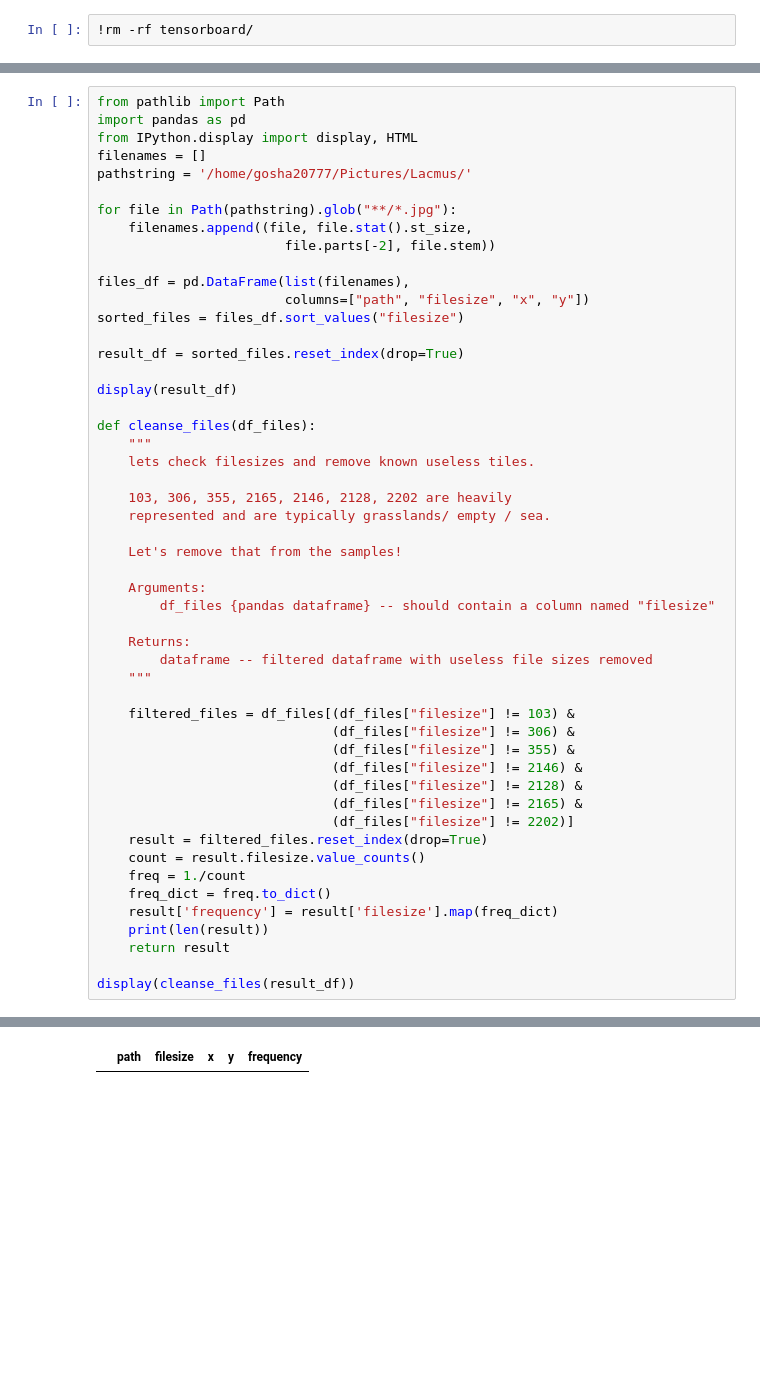
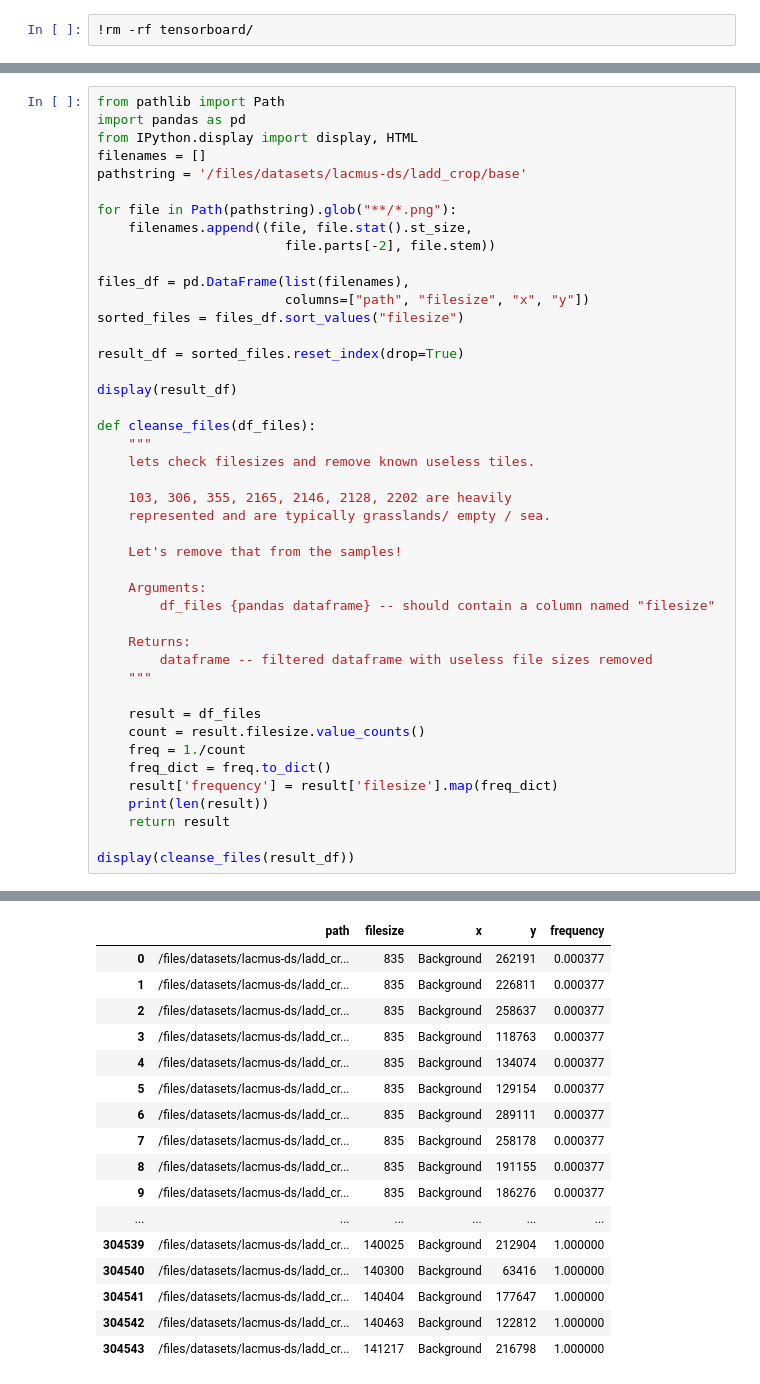
Before and after one commit to gosha20777/loc2vec, a Jupyter notebook: ResultsVisualization.ipynb, the cells around one changed output, grey strips where cells are left out. Drawn from its saved outputs; the diff is of its cells as text; blank space fills up the shorter version.

```diff
--- a/ResultsVisualization.ipynb
+++ b/ResultsVisualization.ipynb
@@ -290,9 +319,9 @@ from pathlib import Path
 import pandas as pd
 from IPython.display import display, HTML
 filenames = []
-pathstring = '/home/gosha20777/Pictures/Lacmus/'
+pathstring = '/files/datasets/lacmus-ds/ladd_crop/base'
 
-for file in Path(pathstring).glob("**/*.jpg"):
+for file in Path(pathstring).glob("**/*.png"):
     filenames.append((file, file.stat().st_size,
                         file.parts[-2], file.stem))
 
@@ -320,14 +349,7 @@ def cleanse_files(df_files):
         dataframe -- filtered dataframe with useless file sizes removed
     """
 
-    filtered_files = df_files[(df_files["filesize"] != 103) &
-                              (df_files["filesize"] != 306) &
-                              (df_files["filesize"] != 355) &
-                              (df_files["filesize"] != 2146) &
-                              (df_files["filesize"] != 2128) &
-                              (df_files["filesize"] != 2165) &
-                              (df_files["filesize"] != 2202)]
-    result = filtered_files.reset_index(drop=True)
+    result = df_files
     count = result.filesize.value_counts()
     freq = 1./count
     freq_dict = freq.to_dict()
@@ -342 +381,17 @@ display(cleanse_files(result_df))
 |  | path | filesize | x | y | frequency |
+| 0 | /files/datasets/lacmus-ds/ladd_cr... | 835 | Background | 262191 | 0.000377 |
+| 1 | /files/datasets/lacmus-ds/ladd_cr... | 835 | Background | 226811 | 0.000377 |
+| 2 | /files/datasets/lacmus-ds/ladd_cr... | 835 | Background | 258637 | 0.000377 |
+| 3 | /files/datasets/lacmus-ds/ladd_cr... | 835 | Background | 118763 | 0.000377 |
+| 4 | /files/datasets/lacmus-ds/ladd_cr... | 835 | Background | 134074 | 0.000377 |
+| 5 | /files/datasets/lacmus-ds/ladd_cr... | 835 | Background | 129154 | 0.000377 |
+| 6 | /files/datasets/lacmus-ds/ladd_cr... | 835 | Background | 289111 | 0.000377 |
+| 7 | /files/datasets/lacmus-ds/ladd_cr... | 835 | Background | 258178 | 0.000377 |
+| 8 | /files/datasets/lacmus-ds/ladd_cr... | 835 | Background | 191155 | 0.000377 |
+| 9 | /files/datasets/lacmus-ds/ladd_cr... | 835 | Background | 186276 | 0.000377 |
+| ... | ... | ... | ... | ... | ... |
+| 304539 | /files/datasets/lacmus-ds/ladd_cr... | 140025 | Background | 212904 | 1.000000 |
+| 304540 | /files/datasets/lacmus-ds/ladd_cr... | 140300 | Background | 63416 | 1.000000 |
+| 304541 | /files/datasets/lacmus-ds/ladd_cr... | 140404 | Background | 177647 | 1.000000 |
+| 304542 | /files/datasets/lacmus-ds/ladd_cr... | 140463 | Background | 122812 | 1.000000 |
+| 304543 | /files/datasets/lacmus-ds/ladd_cr... | 141217 | Background | 216798 | 1.000000 |
```
Also changed, not shown: parts of 11 cells of this notebook, 5 other files.
